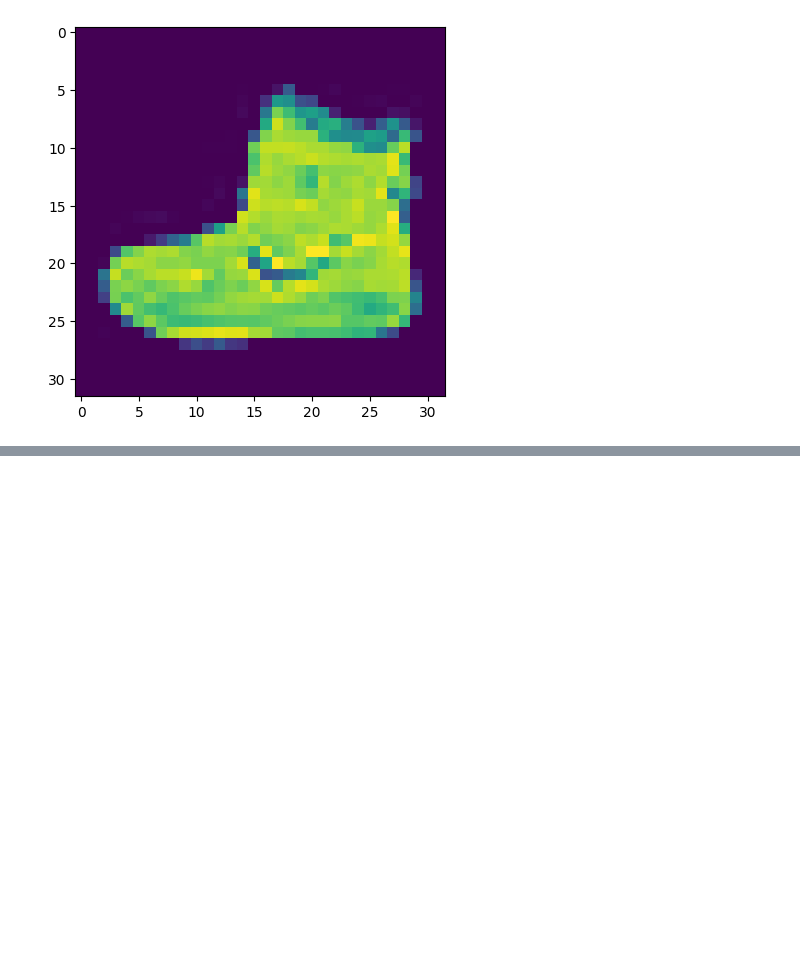
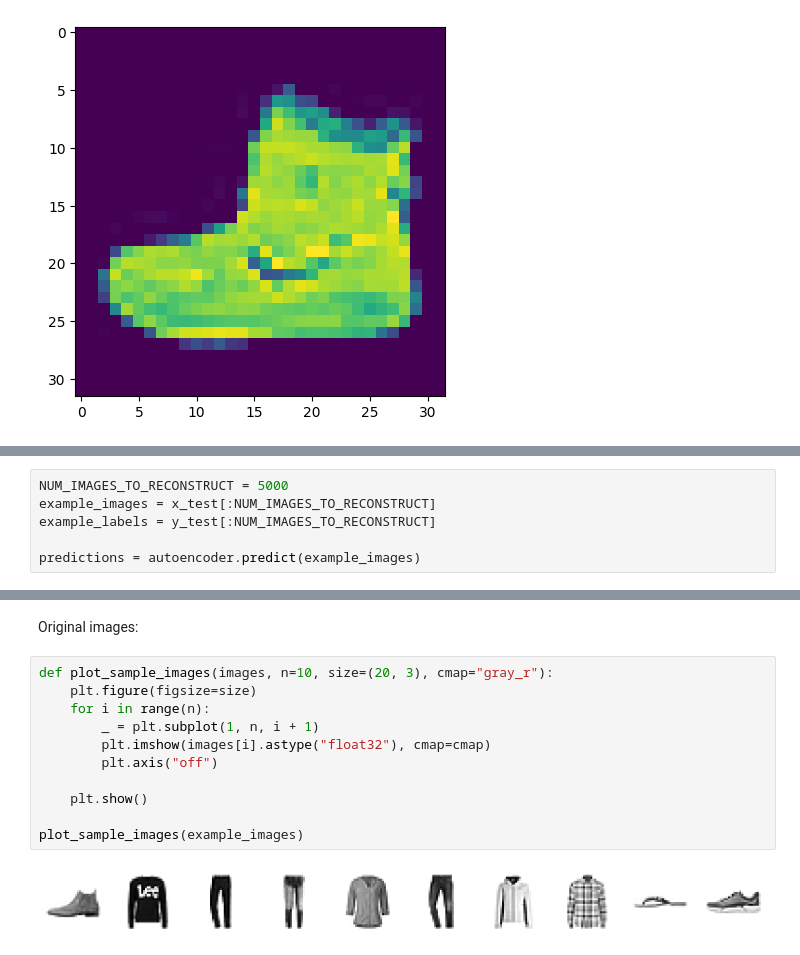
Before and after one commit to gjohl/gjohl.github.io, a Jupyter notebook: posts/ml/generative_deep_learning/lesson3/chapter3.ipynb, the cells around one changed output, grey strips where cells are left out. Saved outputs shown, nothing was run; the diff lists cells and outputs as text; blank space fills up the shorter version.

Commit message:
Finish autoencoder section

```diff
--- a/posts/ml/generative_deep_learning/lesson3/chapter3.ipynb
+++ b/posts/ml/generative_deep_learning/lesson3/chapter3.ipynb
@@ -94,0 +242,6 @@ plt.imshow(x_train[0])
+# %%
+NUM_IMAGES_TO_RECONSTRUCT = 5000
+example_images = x_test[:NUM_IMAGES_TO_RECONSTRUCT]
+example_labels = y_test[:NUM_IMAGES_TO_RECONSTRUCT]
+
+predictions = autoencoder.predict(example_images)
@@ -94,0 +250,15 @@ plt.imshow(x_train[0])
+# %% [markdown]
+Original images:
+# %%
+def plot_sample_images(images, n=10, size=(20, 3), cmap="gray_r"):
+    plt.figure(figsize=size)
+    for i in range(n):
+        _ = plt.subplot(1, n, i + 1)
+        plt.imshow(images[i].astype("float32"), cmap=cmap)
+        plt.axis("off")
+
+    plt.show()
+
+plot_sample_images(example_images)
+# %% [output]
+[figure, added]
```
Also changed, not shown: parts of 30 cells of this notebook, 11 other files.
